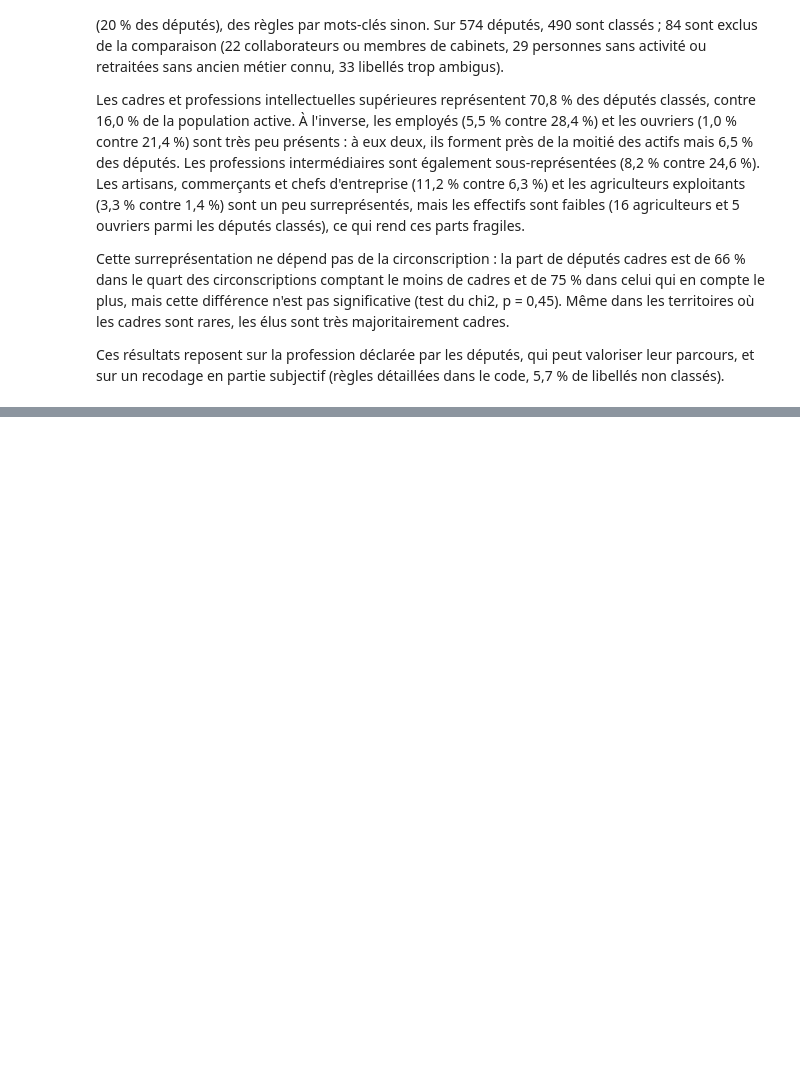
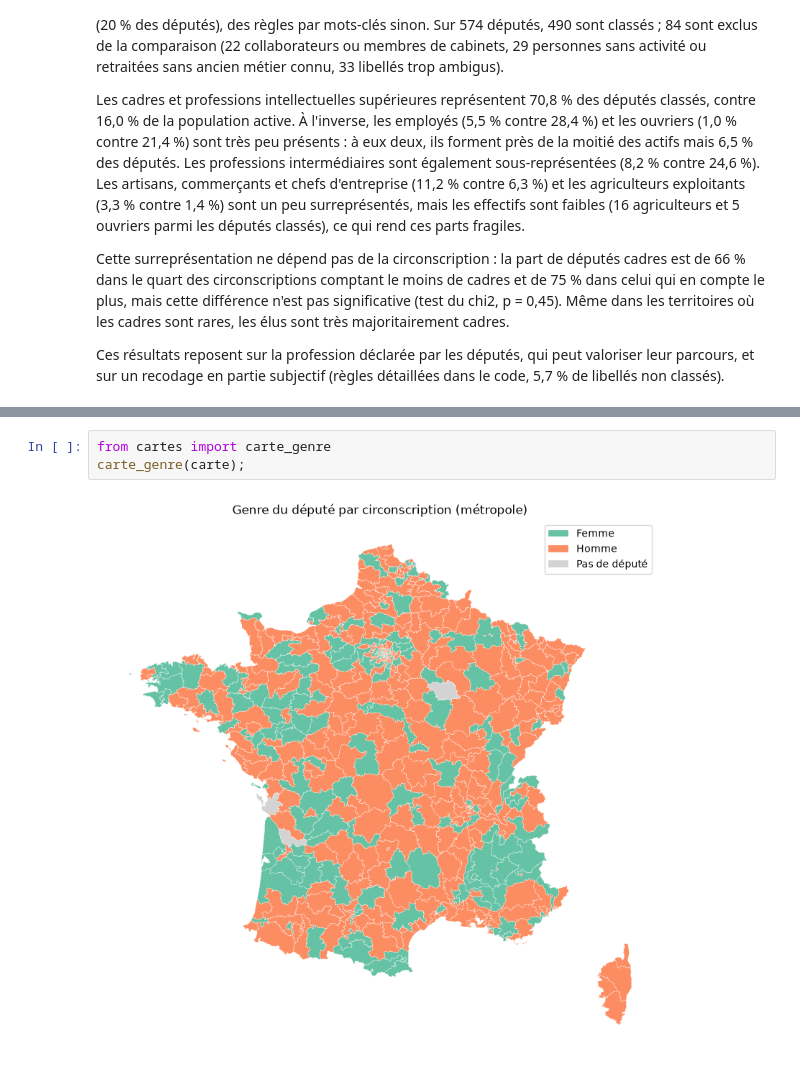
Before and after one commit to leanagzl/Python-pour-la-data-science-S1, a Jupyter notebook: rapport.ipynb, the cells around one changed output, grey strips where cells are left out. Cells and saved outputs as stored; diff of their text form; blank space fills up the shorter version.

```diff
--- a/rapport.ipynb
+++ b/rapport.ipynb
@@ -253,0 +263,5 @@ Ces résultats reposent sur la profession déclarée par les députés, qui peut
+# %%
+from cartes import carte_genre
+carte_genre(carte);
+# %% [output]
+[figure, added]
```
Also changed, not shown: parts of 3 cells of this notebook, 1 other file.
